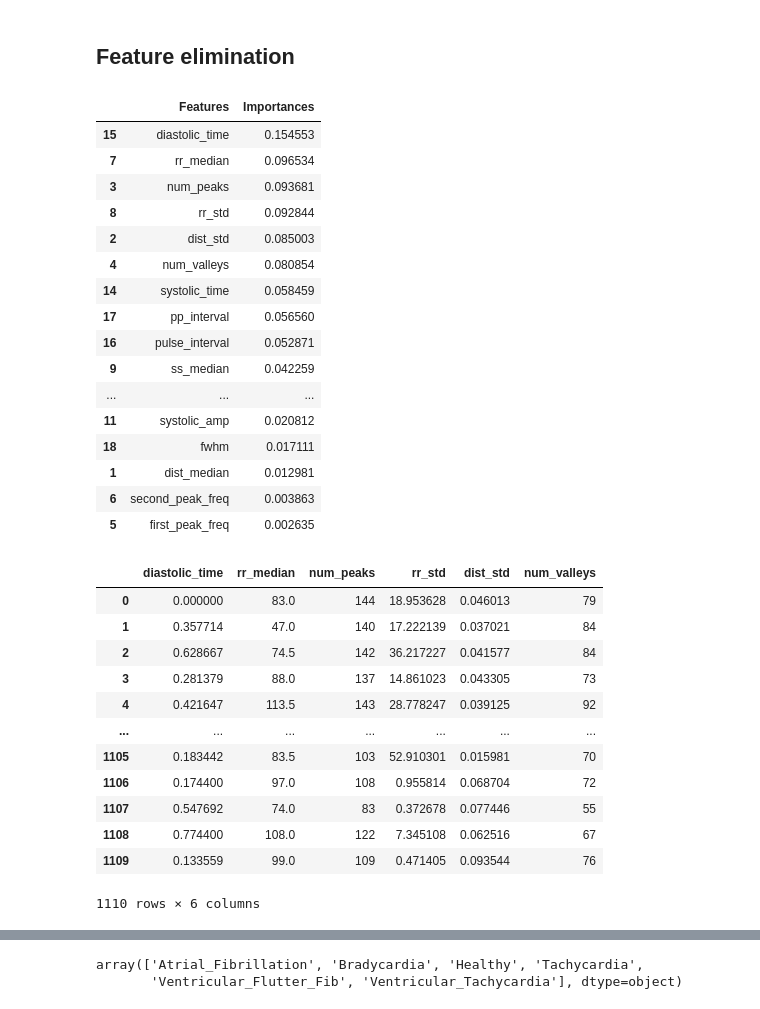
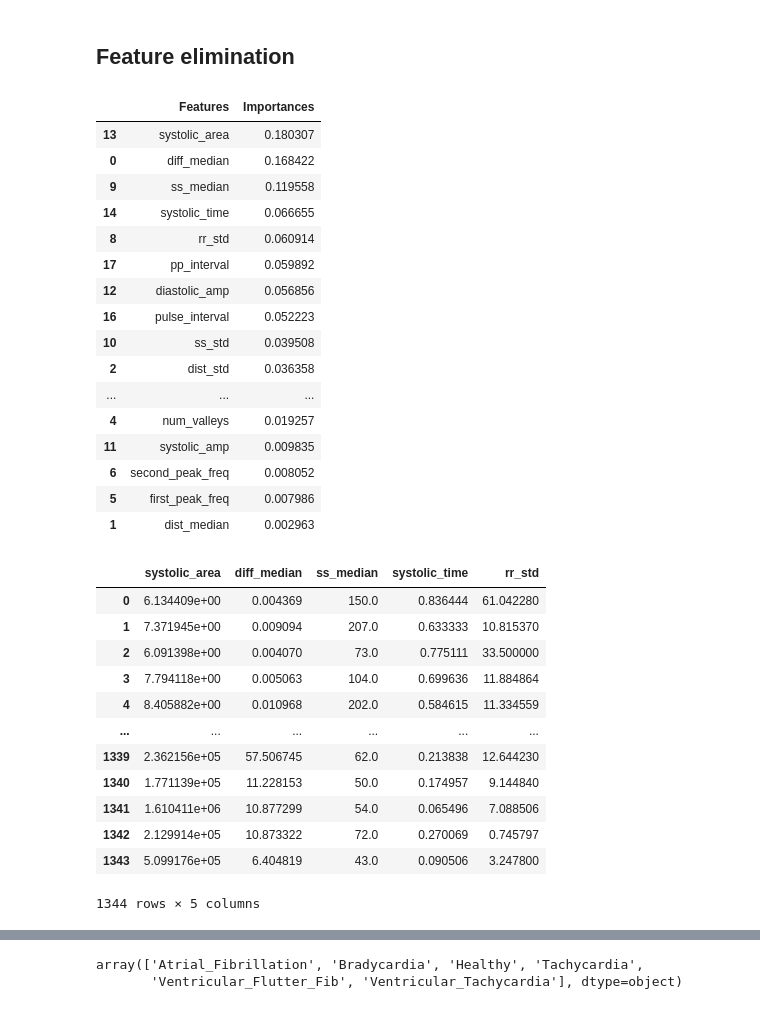
Before and after one commit to sarah-alabdulrazzak/RhythmGuard, a Jupyter notebook: Combined_Models.ipynb, the cells around one changed output, grey strips where cells are left out. Saved outputs shown, nothing was run; the diff lists cells and outputs as text; code cells hidden in the pictures.

```diff
--- a/Combined_Models.ipynb
+++ b/Combined_Models.ipynb
@@ -119,8 +119,8 @@ def downsample(ecg_signal, original_fs=250, target_fs=125):
     return downsampled_signal
 
 def standardize(data):
-    return ( data - np.mean(data) ) / np.std(data)
-    #return data
+    #return ( data - np.mean(data) ) / np.std(data)
+    return data
 
 def getWaveform(label, index, sampleType, startPoint=0, duration=1024, trueAlarm=1):
     if(label=="Atrial_Fibrillation" or label=="Healthy"):
@@ -321,7 +321,7 @@ for i in range(len(signals_ecg)):
     diff_median.append(np.median(2.0/N * np.abs(yf[:N//2])[fft_peaks])-np.median(2.0/N * np.abs(yf[:N//2])[fft_valleys]))
     num_peaks.append(len(fft_peaks))
     num_valleys.append(len(fft_valleys))
-    fft_intervals=getIntervals(2.0/N * np.abs(yf[:N//2])[fft_peaks]) # find intervals between every two peaks
+    fft_intervals=getIntervals(xf[fft_peaks]) # find intervals between every two peaks
     distance_median.append(np.median(fft_intervals))
     distance_std.append(np.std(fft_intervals))
     try:
@@ -408,12 +408,12 @@ import seaborn as sns
 from sklearn.metrics import confusion_matrix, accuracy_score
 from imblearn.under_sampling import RandomUnderSampler
 
-max_num_samples=185
+max_num_samples=224
 
 Xg=samples_df.drop(["Labels"], axis=1)
 y=samples_df["Labels"]
 rus = RandomUnderSampler(random_state=0, sampling_strategy={'Atrial_Fibrillation':max_num_samples, 'Bradycardia':max_num_samples, 'Healthy':max_num_samples, 'Tachycardia':max_num_samples,
- 'Ventricular_Flutter_Fib':185, 'Ventricular_Tachycardia':max_num_samples})
+ 'Ventricular_Flutter_Fib':max_num_samples, 'Ventricular_Tachycardia':max_num_samples})
 Xg, y=rus.fit_resample(Xg, y)
 Xg.reset_index(inplace=True, drop=True)
 y.reset_index(inplace=True, drop=True)
@@ -498,46 +498,46 @@ Test_Score: 0.671, Mean_Score: 0.607, STD: 0.0670748981002318
 # %%
 model = RandomForestClassifier(n_estimators=50, min_samples_split=4, min_samples_leaf=5, max_features=7, max_depth=10)
 model.fit(X, y)
 
 importances=pd.DataFrame({"Features": model.feature_names_in_, "Importances": model.feature_importances_}).sort_values(by="Importances", ascending=False)
 importances.to_excel("RF_Importances.xlsx")
 
 display(importances)
 
-cutoff=0.07
+cutoff=0.06
 high_importance_features=importances.loc[importances["Importances"]>=cutoff, "Features"].values
 
 X_important = X[high_importance_features]
 X_important
 # %% [output]
 |  | Features | Importances |
-| 15 | diastolic_time | 0.154553 |
-| 7 | rr_median | 0.096534 |
-| 3 | num_peaks | 0.093681 |
-| 8 | rr_std | 0.092844 |
-| 2 | dist_std | 0.085003 |
-| 4 | num_valleys | 0.080854 |
-| 14 | systolic_time | 0.058459 |
-| 17 | pp_interval | 0.056560 |
-| 16 | pulse_interval | 0.052871 |
-| 9 | ss_median | 0.042259 |
+| 13 | systolic_area | 0.180307 |
+| 0 | diff_median | 0.168422 |
+| 9 | ss_median | 0.119558 |
+| 14 | systolic_time | 0.066655 |
+| 8 | rr_std | 0.060914 |
+| 17 | pp_interval | 0.059892 |
+| 12 | diastolic_amp | 0.056856 |
+| 16 | pulse_interval | 0.052223 |
+| 10 | ss_std | 0.039508 |
+| 2 | dist_std | 0.036358 |
 | ... | ... | ... |
-| 11 | systolic_amp | 0.020812 |
-| 18 | fwhm | 0.017111 |
-| 1 | dist_median | 0.012981 |
-| 6 | second_peak_freq | 0.003863 |
-| 5 | first_peak_freq | 0.002635 |
+| 4 | num_valleys | 0.019257 |
+| 11 | systolic_amp | 0.009835 |
+| 6 | second_peak_freq | 0.008052 |
+| 5 | first_peak_freq | 0.007986 |
+| 1 | dist_median | 0.002963 |
-|  | diastolic_time | rr_median | num_peaks | rr_std | dist_std | num_valleys |
-| 0 | 0.000000 | 83.0 | 144 | 18.953628 | 0.046013 | 79 |
-| 1 | 0.357714 | 47.0 | 140 | 17.222139 | 0.037021 | 84 |
-| 2 | 0.628667 | 74.5 | 142 | 36.217227 | 0.041577 | 84 |
-| 3 | 0.281379 | 88.0 | 137 | 14.861023 | 0.043305 | 73 |
-| 4 | 0.421647 | 113.5 | 143 | 28.778247 | 0.039125 | 92 |
-| ... | ... | ... | ... | ... | ... | ... |
-| 1105 | 0.183442 | 83.5 | 103 | 52.910301 | 0.015981 | 70 |
-| 1106 | 0.174400 | 97.0 | 108 | 0.955814 | 0.068704 | 72 |
-| 1107 | 0.547692 | 74.0 | 83 | 0.372678 | 0.077446 | 55 |
-| 1108 | 0.774400 | 108.0 | 122 | 7.345108 | 0.062516 | 67 |
-| 1109 | 0.133559 | 99.0 | 109 | 0.471405 | 0.093544 | 76 |
+|  | systolic_area | diff_median | ss_median | systolic_time | rr_std |
+| 0 | 6.134409e+00 | 0.004369 | 150.0 | 0.836444 | 61.042280 |
+| 1 | 7.371945e+00 | 0.009094 | 207.0 | 0.633333 | 10.815370 |
+| 2 | 6.091398e+00 | 0.004070 | 73.0 | 0.775111 | 33.500000 |
+| 3 | 7.794118e+00 | 0.005063 | 104.0 | 0.699636 | 11.884864 |
+| 4 | 8.405882e+00 | 0.010968 | 202.0 | 0.584615 | 11.334559 |
+| ... | ... | ... | ... | ... | ... |
+| 1339 | 2.362156e+05 | 57.506745 | 62.0 | 0.213838 | 12.644230 |
+| 1340 | 1.771139e+05 | 11.228153 | 50.0 | 0.174957 | 9.144840 |
+| 1341 | 1.610411e+06 | 10.877299 | 54.0 | 0.065496 | 7.088506 |
+| 1342 | 2.129914e+05 | 10.873322 | 72.0 | 0.270069 | 0.745797 |
+| 1343 | 5.099176e+05 | 6.404819 | 43.0 | 0.090506 | 3.247800 |
-1110 rows × 6 columns
+1344 rows × 5 columns
 # %%
```
Also changed, not shown: parts of 10 cells of this notebook.
